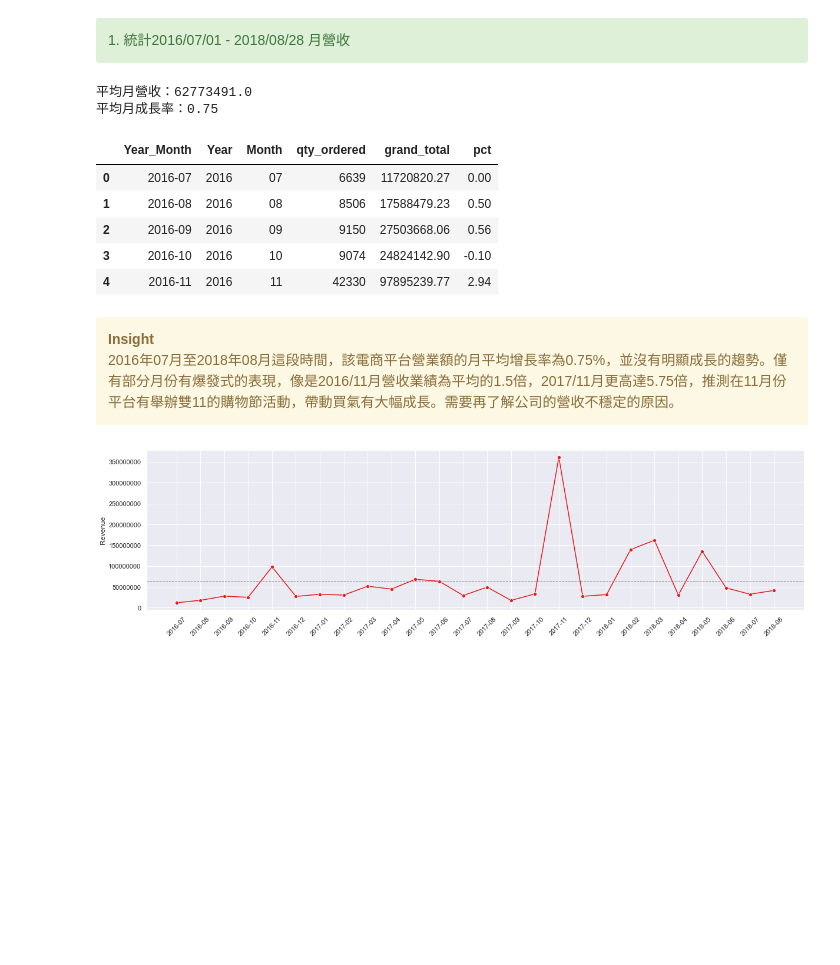
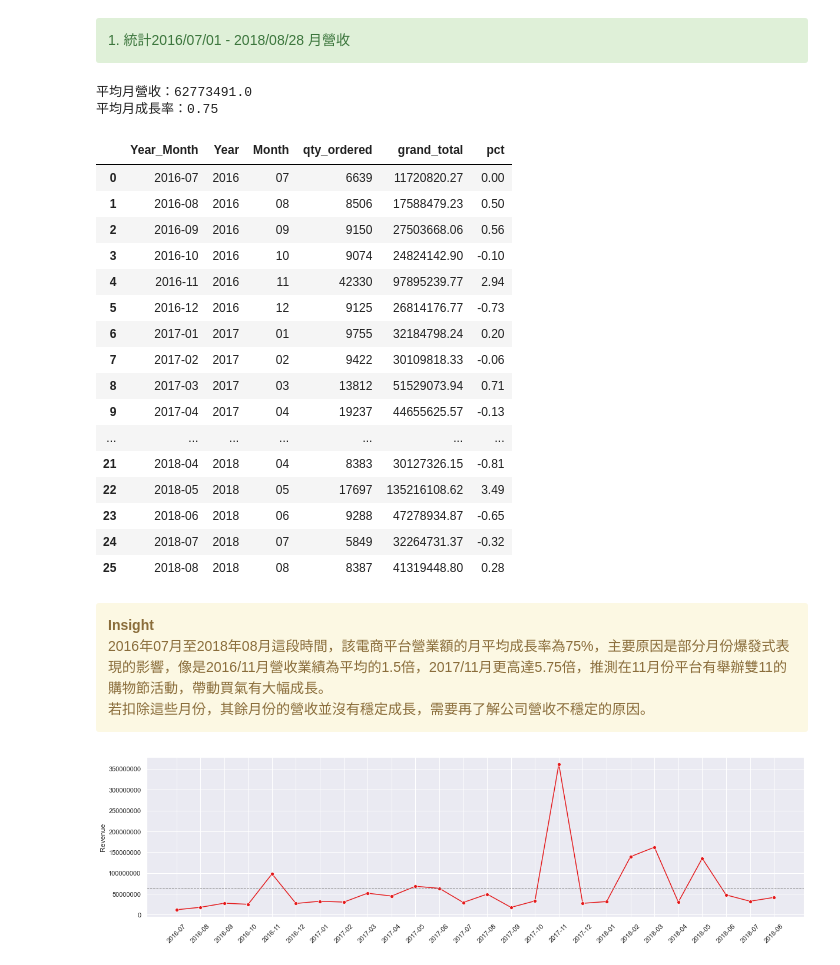
Before and after one commit to LiangYuDer/E-commerce-Analysis, a Jupyter notebook: ec_analysis.ipynb, the cells around one changed output. Saved outputs shown, nothing was run; the diff lists cells and outputs as text; code cells hidden in the pictures; blank space fills up the shorter version.

```diff
--- a/ec_analysis.ipynb
+++ b/ec_analysis.ipynb
@@ -141,29 +141,41 @@ print(f"訂單最晚時間：{dt['created_at_date'].max()}")
 # %%
 # 篩選訂單狀態是 completed 的訂單按照年月計算總營收
 # 合併年、月兩欄新增 Year_Month 欄位
 revenue = dt[dt["status"] == "completed"][["Year", "Month", "qty_ordered", "grand_total"]].groupby(["Year", "Month"]).agg("sum").sort_values(by=["Year", "Month"]).reset_index()
 created_at_y_m = revenue["Year"].astype(str) + "-" + revenue["Month"]
 revenue.insert(0,"Year_Month",created_at_y_m)
 revenue["pct"] = revenue["grand_total"].pct_change()
 revenue["pct"] = revenue["pct"].fillna(0)
 avg_revenue = round(revenue["grand_total"].mean(),0)
 avg_mom = round(revenue["pct"].mean(),2)
 print(f"平均月營收：{avg_revenue}")
 print(f"平均月成長率：{avg_mom}")
-revenue.head()
+revenue
 # %% [output]
 平均月營收：62773491.0
 平均月成長率：0.75
 |  | Year_Month | Year | Month | qty_ordered | grand_total | pct |
 | 0 | 2016-07 | 2016 | 07 | 6639 | 11720820.27 | 0.00 |
 | 1 | 2016-08 | 2016 | 08 | 8506 | 17588479.23 | 0.50 |
 | 2 | 2016-09 | 2016 | 09 | 9150 | 27503668.06 | 0.56 |
 | 3 | 2016-10 | 2016 | 10 | 9074 | 24824142.90 | -0.10 |
 | 4 | 2016-11 | 2016 | 11 | 42330 | 97895239.77 | 2.94 |
+| 5 | 2016-12 | 2016 | 12 | 9125 | 26814176.77 | -0.73 |
+| 6 | 2017-01 | 2017 | 01 | 9755 | 32184798.24 | 0.20 |
+| 7 | 2017-02 | 2017 | 02 | 9422 | 30109818.33 | -0.06 |
+| 8 | 2017-03 | 2017 | 03 | 13812 | 51529073.94 | 0.71 |
+| 9 | 2017-04 | 2017 | 04 | 19237 | 44655625.57 | -0.13 |
+| ... | ... | ... | ... | ... | ... | ... |
+| 21 | 2018-04 | 2018 | 04 | 8383 | 30127326.15 | -0.81 |
+| 22 | 2018-05 | 2018 | 05 | 17697 | 135216108.62 | 3.49 |
+| 23 | 2018-06 | 2018 | 06 | 9288 | 47278934.87 | -0.65 |
+| 24 | 2018-07 | 2018 | 07 | 5849 | 32264731.37 | -0.32 |
+| 25 | 2018-08 | 2018 | 08 | 8387 | 41319448.80 | 0.28 |
 # %% [markdown]
 <div class="alert alert-warning">
 <b>Insight</b><br>
-2016年07月至2018年08月這段時間，該電商平台營業額的月平均增長率為0.75%，並沒有明顯成長的趨勢。僅有部分月份有爆發式的表現，像是2016/11月營收業績為平均的1.5倍，2017/11月更高達5.75倍，推測在11月份平台有舉辦雙11的購物節活動，帶動買氣有大幅成長。需要再了解公司的營收不穩定的原因。
+2016年07月至2018年08月這段時間，該電商平台營業額的月平均成長率為75%，主要原因是部分月份爆發式表現的影響，像是2016/11月營收業績為平均的1.5倍，2017/11月更高達5.75倍，推測在11月份平台有舉辦雙11的購物節活動，帶動買氣有大幅成長。<br>
+若扣除這些月份，其餘月份的營收並沒有穩定成長，需要再了解公司營收不穩定的原因。
 </div>
 # %%
 fig, ax = plt.subplots(figsize=(20, 5))
```
